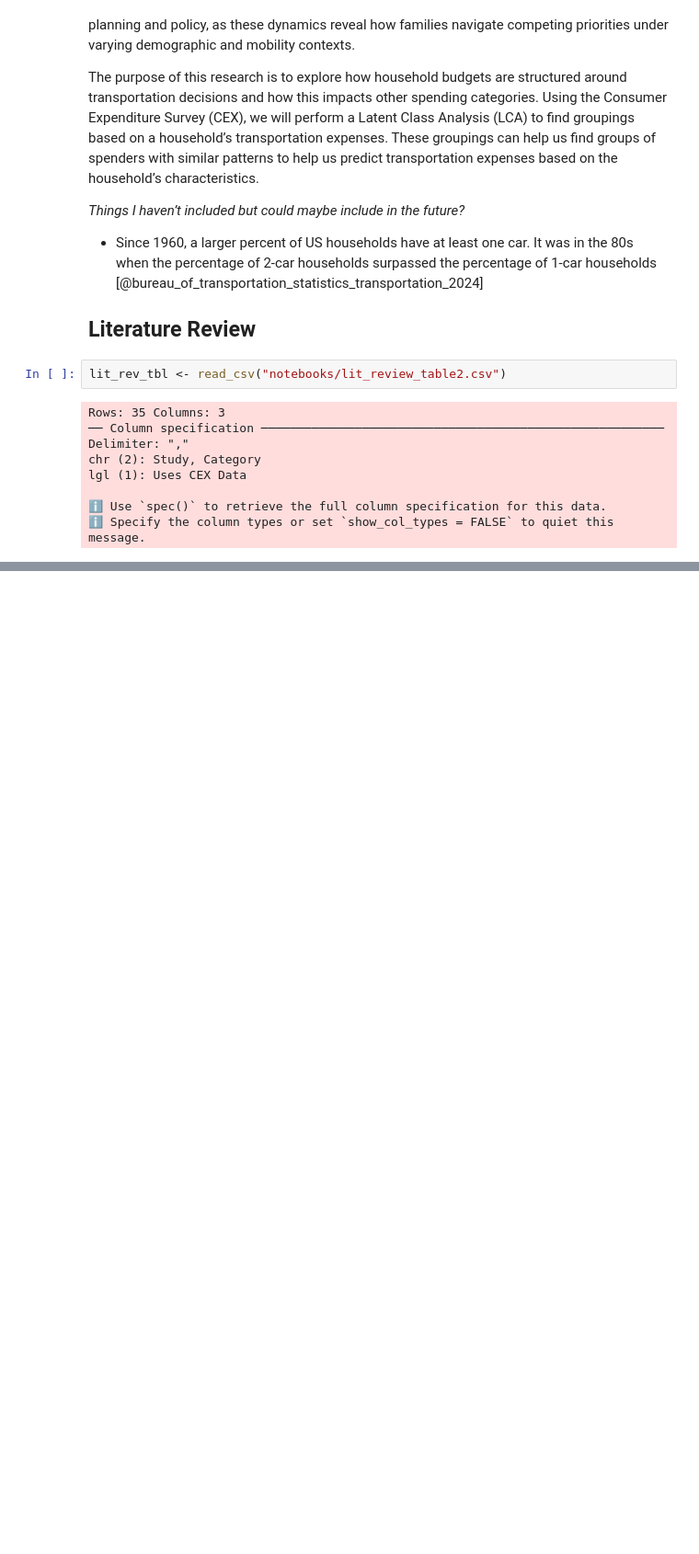
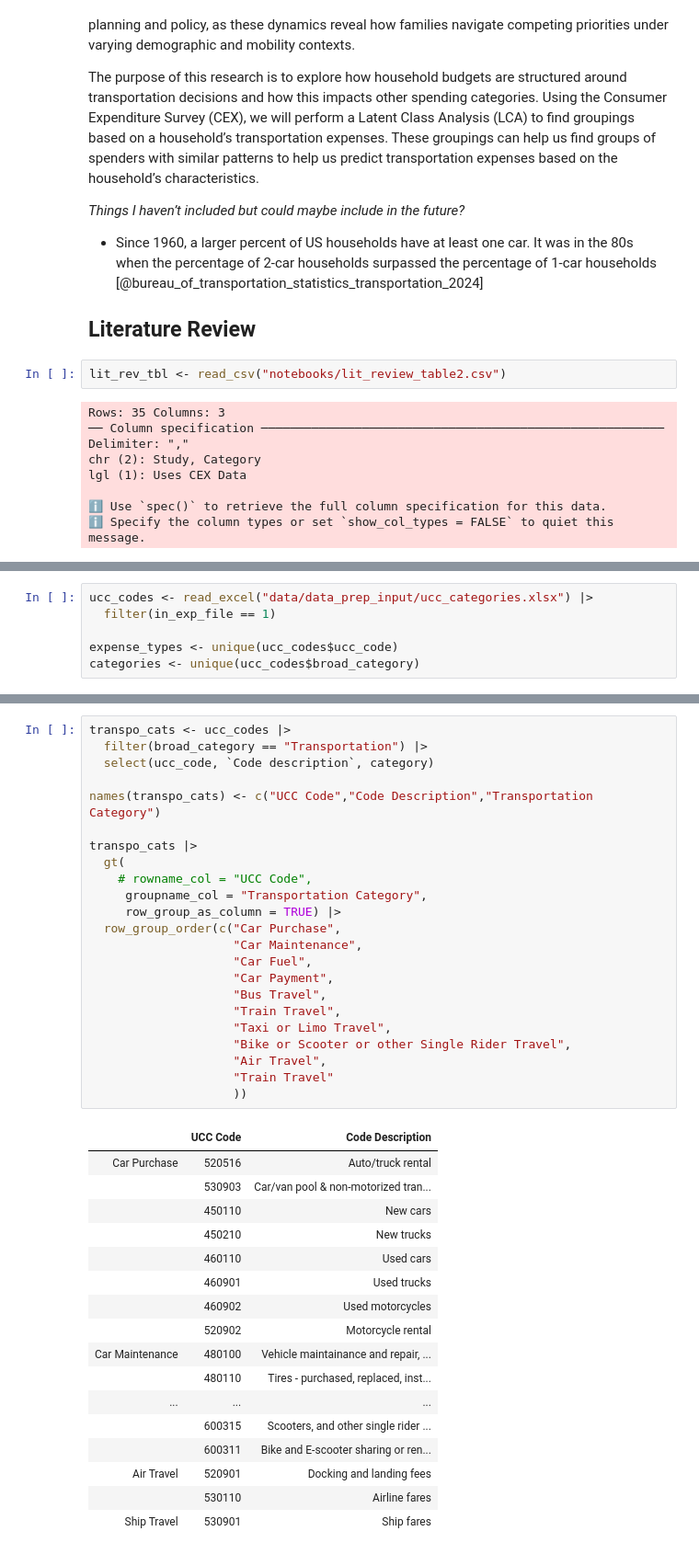
Before and after one commit to KamrynMansfield/transpo_budget_ces, a Jupyter notebook: index.embed.ipynb, the cells around one changed output, grey strips where cells are left out. Shown at 92% size. Saved outputs shown, nothing was run; the diff lists cells and outputs as text; blank space fills up the shorter version.

```diff
--- a/index.embed.ipynb
+++ b/index.embed.ipynb
@@ -2033,0 +220,6 @@ create_nice_covariate_tbl(final_model, lcm_data, covariates)
+# %%
+ucc_codes <- read_excel("data/data_prep_input/ucc_categories.xlsx") |>
+  filter(in_exp_file == 1)
+
+expense_types <- unique(ucc_codes$ucc_code)
+categories <- unique(ucc_codes$broad_category)
@@ -2033,0 +243,41 @@ create_nice_covariate_tbl(final_model, lcm_data, covariates)
+# %%
+transpo_cats <- ucc_codes |>
+  filter(broad_category == "Transportation") |>
+  select(ucc_code, `Code description`, category)
+
+names(transpo_cats) <- c("UCC Code","Code Description","Transportation Category")
+
+transpo_cats |>
+  gt(
+    # rowname_col = "UCC Code",
+     groupname_col = "Transportation Category",
+     row_group_as_column = TRUE) |>
+  row_group_order(c("Car Purchase",
+                    "Car Maintenance",
+                    "Car Fuel",
+                    "Car Payment",
+                    "Bus Travel",
+                    "Train Travel",
+                    "Taxi or Limo Travel",
+                    "Bike or Scooter or other Single Rider Travel",
+                    "Air Travel",
+                    "Train Travel"
+                    ))
+# %% [output]
+|  | UCC Code | Code Description |
+| Car Purchase | 520516 | Auto/truck rental |
+|  | 530903 | Car/van pool & non-motorized tran... |
+|  | 450110 | New cars |
+|  | 450210 | New trucks |
+|  | 460110 | Used cars |
+|  | 460901 | Used trucks |
+|  | 460902 | Used motorcycles |
+|  | 520902 | Motorcycle rental |
+| Car Maintenance | 480100 | Vehicle maintainance and repair, ... |
+|  | 480110 | Tires - purchased, replaced, inst... |
+| ... | ... | ... |
+|  | 600315 | Scooters, and other single rider ... |
+|  | 600311 | Bike and E-scooter sharing or ren... |
+| Air Travel | 520901 | Docking and landing fees |
+|  | 530110 | Airline fares |
+| Ship Travel | 530901 | Ship fares |
```
Also changed, not shown: parts of 11 cells of this notebook, 28 other files.
